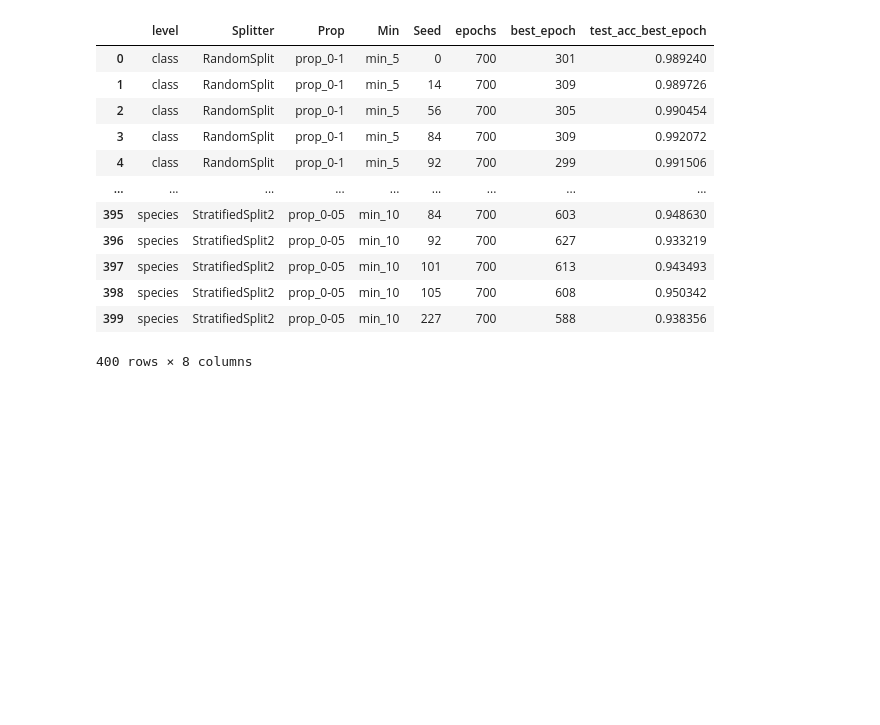
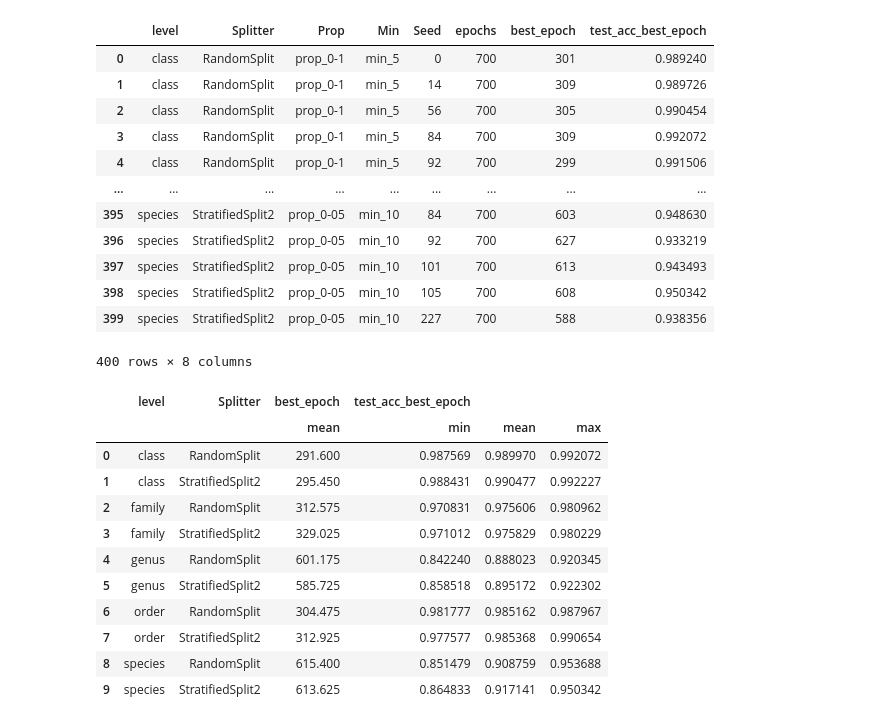
Before and after one commit to GSFrainer/taxonomy_classification, a Jupyter notebook: plots/plots.ipynb, the cells around one changed output. Saved outputs shown, nothing was run; the diff lists cells and outputs as text; code cells hidden in the pictures; blank space fills up the shorter version.

```diff
--- a/plots/plots.ipynb
+++ b/plots/plots.ipynb
@@ -329,3 +329,21 @@ cnn
 400 rows × 8 columns
 # %%
 cnn.to_csv("./datas/CNN_results.csv", index=False)
+# %%
+cnn.groupby(by=["level","Splitter"]).agg({
+    "best_epoch":["mean"],
+    "test_acc_best_epoch":["min","mean","max"],
+}).reset_index()
+# %% [output]
+|  | level | Splitter | best_epoch | test_acc_best_epoch |  |  |
+|  |  |  | mean | min | mean | max |
+| 0 | class | RandomSplit | 291.600 | 0.987569 | 0.989970 | 0.992072 |
+| 1 | class | StratifiedSplit2 | 295.450 | 0.988431 | 0.990477 | 0.992227 |
+| 2 | family | RandomSplit | 312.575 | 0.970831 | 0.975606 | 0.980962 |
+| 3 | family | StratifiedSplit2 | 329.025 | 0.971012 | 0.975829 | 0.980229 |
+| 4 | genus | RandomSplit | 601.175 | 0.842240 | 0.888023 | 0.920345 |
+| 5 | genus | StratifiedSplit2 | 585.725 | 0.858518 | 0.895172 | 0.922302 |
+| 6 | order | RandomSplit | 304.475 | 0.981777 | 0.985162 | 0.987967 |
+| 7 | order | StratifiedSplit2 | 312.925 | 0.977577 | 0.985368 | 0.990654 |
+| 8 | species | RandomSplit | 615.400 | 0.851479 | 0.908759 | 0.953688 |
+| 9 | species | StratifiedSplit2 | 613.625 | 0.864833 | 0.917141 | 0.950342 |
```
